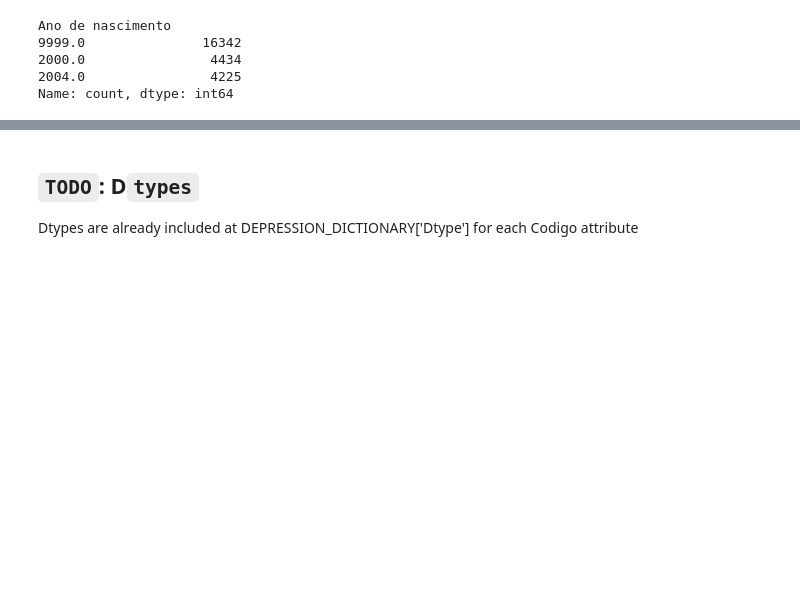
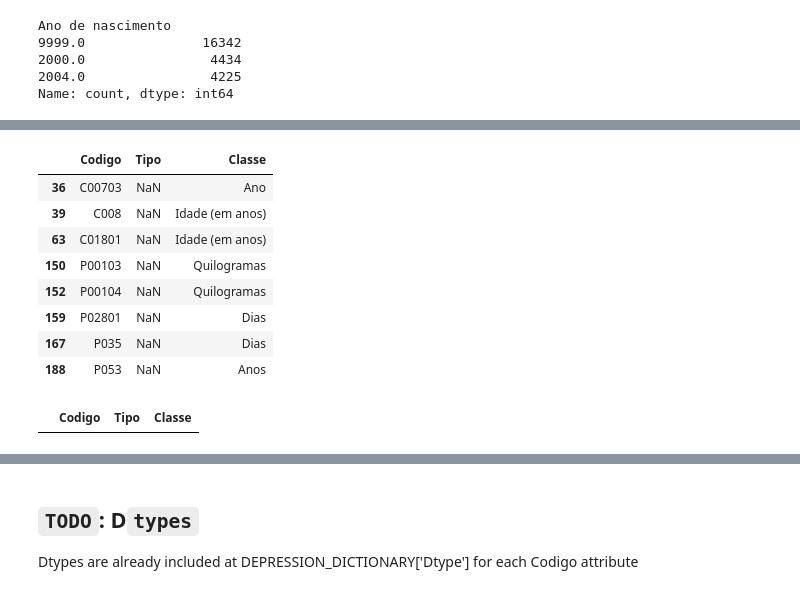
Before and after one commit to feed0/depressao-ibge-pns, a Jupyter notebook: src/4-pre-processing/pre-processing.ipynb, the cells around one changed output, grey strips where cells are left out. Saved outputs shown, nothing was run; the diff lists cells and outputs as text; code cells hidden in the pictures; blank space fills up the shorter version.

```diff
--- a/src/4-pre-processing/pre-processing.ipynb
+++ b/src/4-pre-processing/pre-processing.ipynb
@@ -113,0 +131,24 @@ depression_without_implicit C00703
+# %%
+# Annull these comments in class_mappings
+class_mappings['Tipo'] = class_mappings['Tipo'].replace(r'[a-zA-Z]', np.nan, regex=True)
+
+# Check the annullation
+class_mappings[class_mappings['Tipo'].isna()]
+# %% [output]
+|  | Codigo | Tipo | Classe |
+| 36 | C00703 | NaN | Ano |
+| 39 | C008 | NaN | Idade (em anos) |
+| 63 | C01801 | NaN | Idade (em anos) |
+| 150 | P00103 | NaN | Quilogramas |
+| 152 | P00104 | NaN | Quilogramas |
+| 159 | P02801 | NaN | Dias |
+| 167 | P035 | NaN | Dias |
+| 188 | P053 | NaN | Anos |
+# %%
+# Drop these new null from class_mappings
+class_mappings = class_mappings.dropna(subset=['Tipo'])
+
+# Check the drop
+class_mappings[class_mappings['Tipo'].isna()]
+# %% [output]
+|  | Codigo | Tipo | Classe |
```
Also changed, not shown: parts of 13 cells of this notebook.
